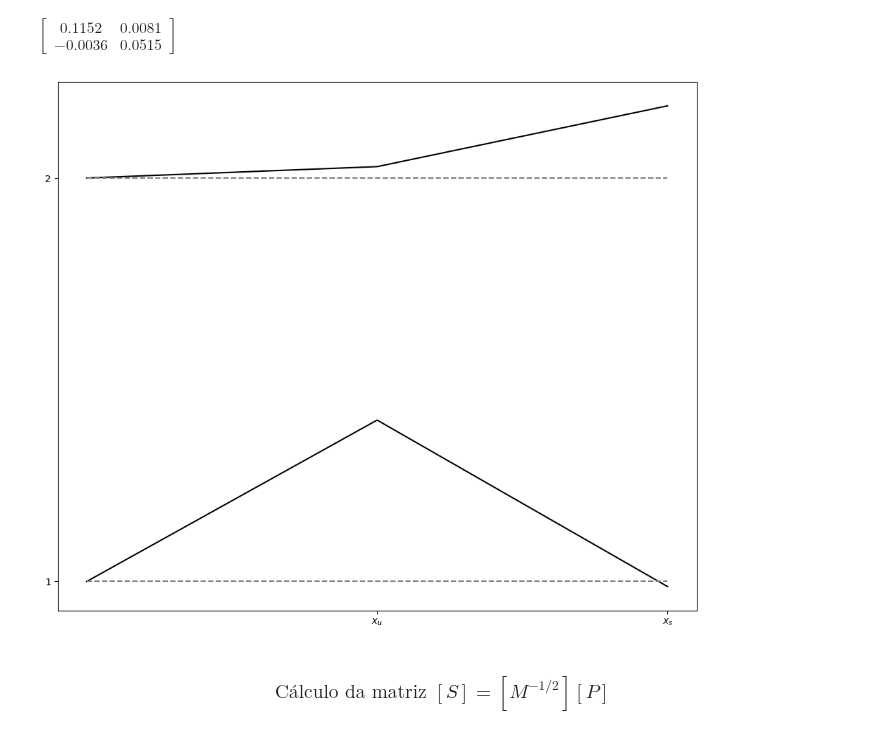
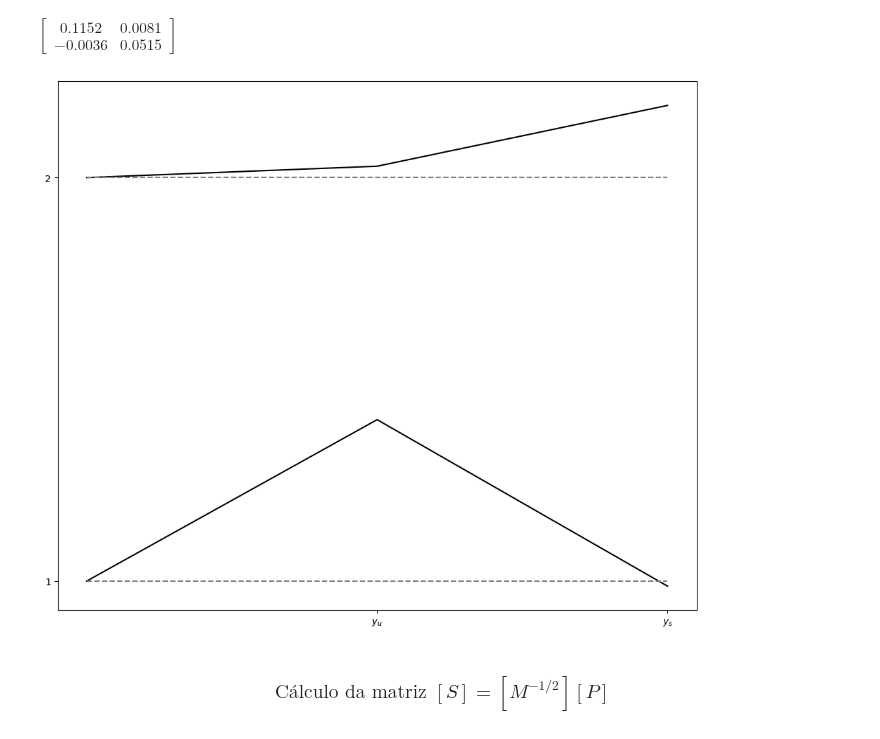
Before and after one commit to ErickNMA/vibrations, a Jupyter notebook: Atv_1_DV/damped_repsonse/QC_Modal_Analysis.ipynb, the cells around one changed output. Cells and saved outputs as stored; diff of their text form; code cells hidden in the pictures.

```diff
--- a/Atv_1_DV/damped_repsonse/QC_Modal_Analysis.ipynb
+++ b/Atv_1_DV/damped_repsonse/QC_Modal_Analysis.ipynb
@@ -177,36 +177,36 @@ padding = []
 for i in range(len(U)+1):
     padding.append(space*i)
 
 vib = []
 for i in range(len(U)):
     vib.append([(space*(i+1))])
 
 for i in range(len(vib)):
     vib[i] = np.concatenate((vib[i], (vib[i][0]+U.T[i])))
 
 if(horizontal):
     for i in range(len(U)):
         plt.plot(vib[i], padding, 'k')
         plt.plot((vib[i][0], vib[i][0]), (0, (space*len(U))), 'gray', linestyle='dashed')
     plt.xticks(padding[1:], range(1, len(U)+1))
     labels = []
     for i in range(1, len(U)+1):
-        labels.append(f'$x_{i}$')
+        labels.append(f'$y_{i}$')
     plt.yticks(padding[1:], labels)
 else:
     for i in range(len(U)):
         plt.plot(padding, vib[i], 'k')
         plt.plot((0, (space*len(U))), (vib[i][0], vib[i][0]), 'gray', linestyle='dashed')
     plt.yticks(padding[1:], range(1, len(U)+1))
-    labels = ['$x_u$', '$x_s$']
+    labels = ['$y_u$', '$y_s$']
     plt.xticks(padding[1:], labels)
 
 if(title):
     plt.title('Mode Shapes')
 plt.grid()
 plt.savefig('curves/mode_shapes.eps', dpi=600, transparent=True, bbox_inches='tight')
 # %% [output]
-[figure, old version]
+[figure, new version]
 # %% [markdown]
 ### $$\text{Cálculo da matriz } [S] = [M^{-1/2}][P]$$
 # %%
```
Also changed, not shown: parts of 2 cells of this notebook, 8 other files.
